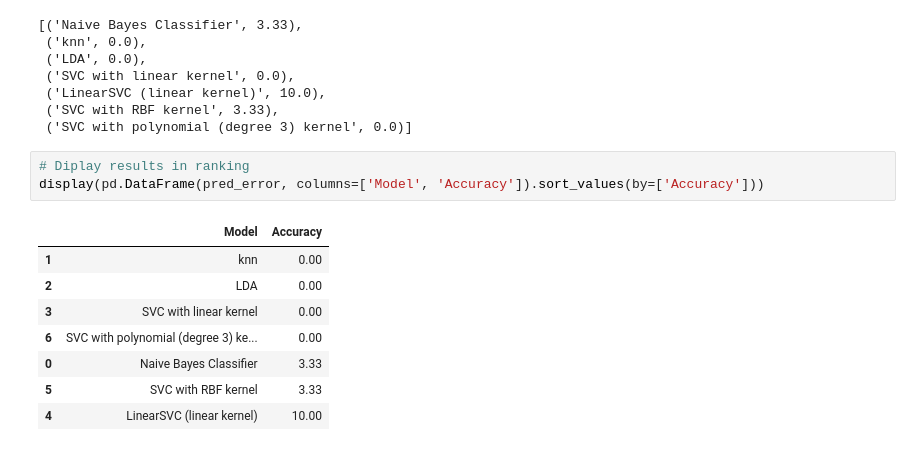
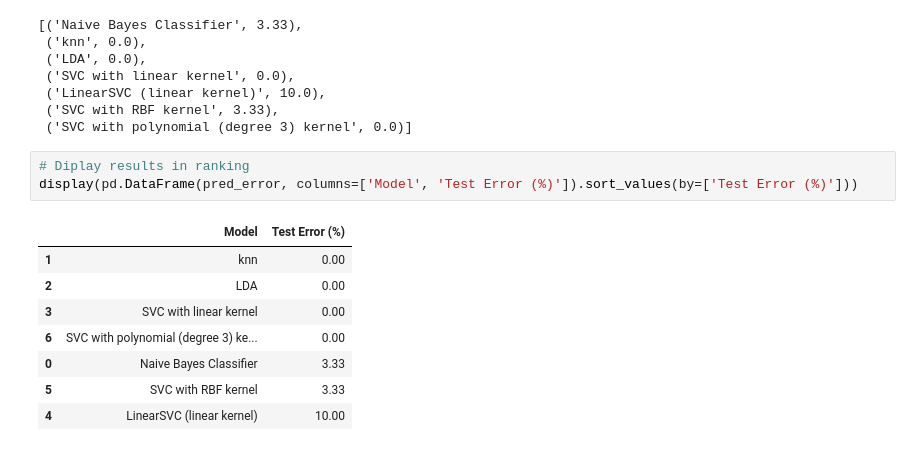
Before and after one commit to yoanschnee/Classifiers, a Jupyter notebook: Iris Dataset Classifiers Comparison.ipynb, the cells around one changed output. Cells and saved outputs as stored; diff of their text form.

```diff
--- a/Iris Dataset Classifiers Comparison.ipynb
+++ b/Iris Dataset Classifiers Comparison.ipynb
@@ -106,9 +106,9 @@ pred_error
  ('SVC with polynomial (degree 3) kernel', 0.0)]
 # %%
 # Diplay results in ranking
-display(pd.DataFrame(pred_error, columns=['Model', 'Accuracy']).sort_values(by=['Accuracy']))
+display(pd.DataFrame(pred_error, columns=['Model', 'Test Error (%)']).sort_values(by=['Test Error (%)']))
 # %% [output]
-|  | Model | Accuracy |
+|  | Model | Test Error (%) |
 | 1 | knn | 0.00 |
 | 2 | LDA | 0.00 |
 | 3 | SVC with linear kernel | 0.00 |
```
